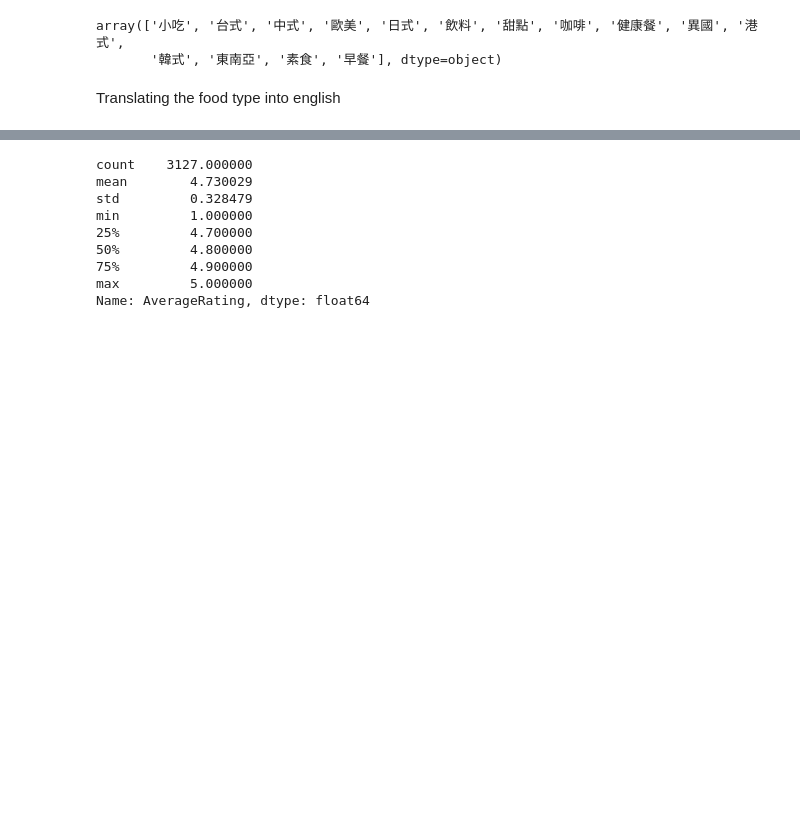
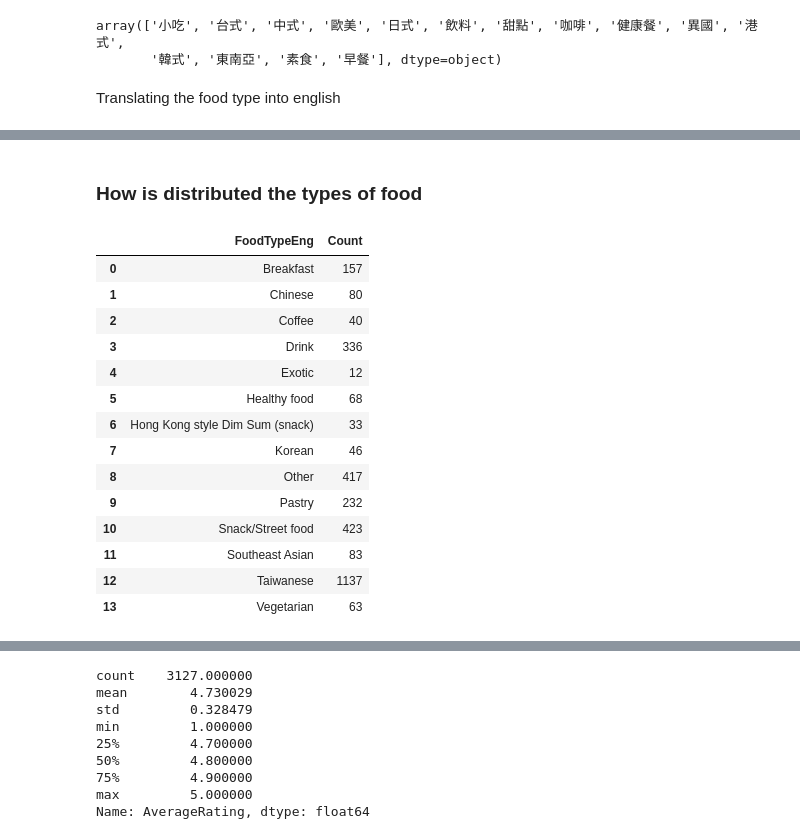
Before and after one commit to YuTingdata/panda-food-taiwan-analysis, a Jupyter notebook: panda_food_tainan.ipynb, the cells around one changed output, grey strips where cells are left out. Cells and saved outputs as stored; diff of their text form; code cells hidden in the pictures; blank space fills up the shorter version.

```diff
--- a/panda_food_tainan.ipynb
+++ b/panda_food_tainan.ipynb
@@ -75,0 +77,22 @@ data_restos.head()
+# %% [markdown]
+### How is distributed the types of food
+# %%
+data_restos[['Count']] = 0
+resto_type_counts = data_restos[['FoodTypeEng', 'Count']].groupby('FoodTypeEng').count().reset_index()
+resto_type_counts
+# %% [output]
+|  | FoodTypeEng | Count |
+| 0 | Breakfast | 157 |
+| 1 | Chinese | 80 |
+| 2 | Coffee | 40 |
+| 3 | Drink | 336 |
+| 4 | Exotic | 12 |
+| 5 | Healthy food | 68 |
+| 6 | Hong Kong style Dim Sum (snack) | 33 |
+| 7 | Korean | 46 |
+| 8 | Other | 417 |
+| 9 | Pastry | 232 |
+| 10 | Snack/Street food | 423 |
+| 11 | Southeast Asian | 83 |
+| 12 | Taiwanese | 1137 |
+| 13 | Vegetarian | 63 |
```
Also changed, not shown: parts of 4 cells of this notebook.
